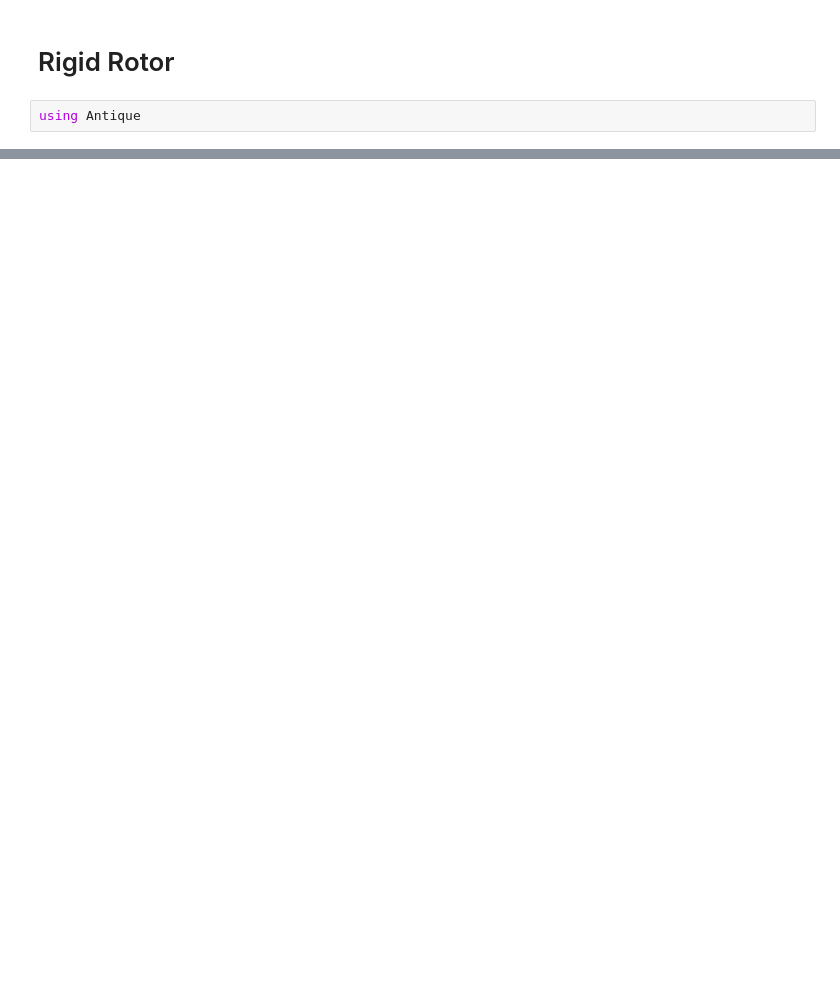
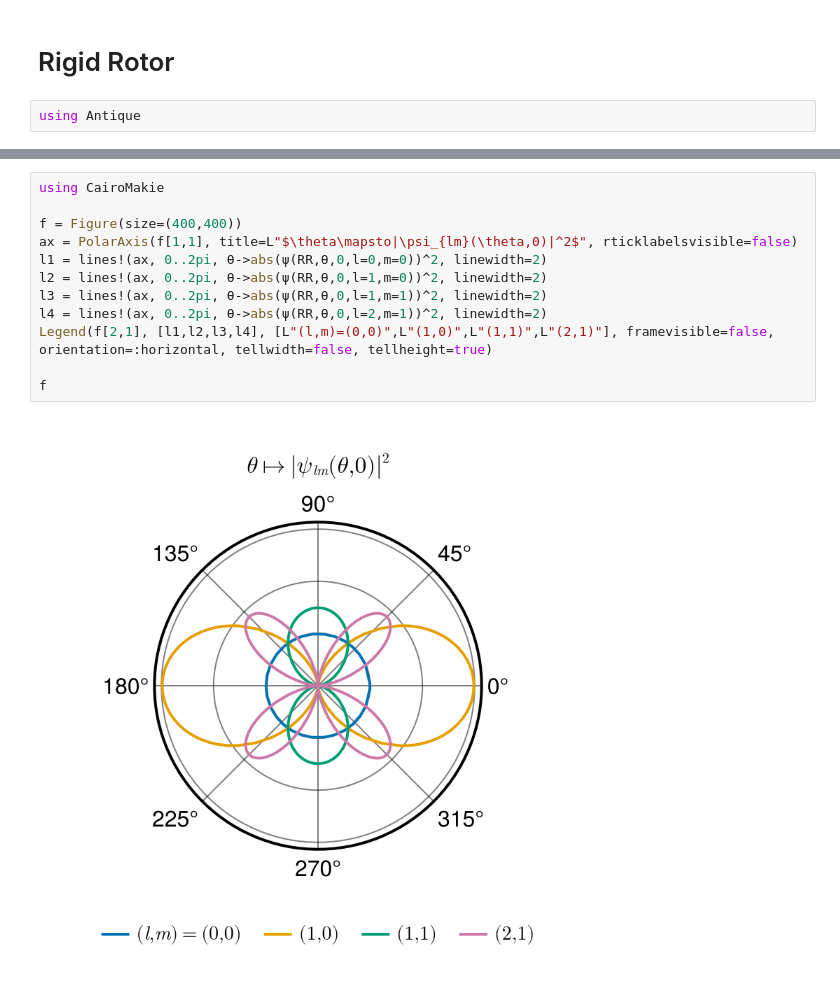
Before and after one commit to ohno/Antique.jl, a Jupyter notebook: developer/dev.ipynb, the cells around one changed output, grey strips where cells are left out. Saved outputs shown, nothing was run; the diff lists cells and outputs as text; blank space fills up the shorter version.

```diff
--- a/developer/dev.ipynb
+++ b/developer/dev.ipynb
@@ -381,0 +55,14 @@ f
+# %%
+using CairoMakie
+
+f = Figure(size=(400,400))
+ax = PolarAxis(f[1,1], title=L"$\theta\mapsto|\psi_{lm}(\theta,0)|^2$", rticklabelsvisible=false)
+l1 = lines!(ax, 0..2pi, θ->abs(ψ(RR,θ,0,l=0,m=0))^2, linewidth=2)
+l2 = lines!(ax, 0..2pi, θ->abs(ψ(RR,θ,0,l=1,m=0))^2, linewidth=2)
+l3 = lines!(ax, 0..2pi, θ->abs(ψ(RR,θ,0,l=1,m=1))^2, linewidth=2)
+l4 = lines!(ax, 0..2pi, θ->abs(ψ(RR,θ,0,l=2,m=1))^2, linewidth=2)
+Legend(f[2,1], [l1,l2,l3,l4], [L"(l,m)=(0,0)",L"(1,0)",L"(1,1)",L"(2,1)"], framevisible=false, orientation=:horizontal, tellwidth=false, tellheight=true)
+
+f
+# %% [output]
+[figure, added]
```
Also changed, not shown: parts of 38 cells of this notebook, 1 other file.
